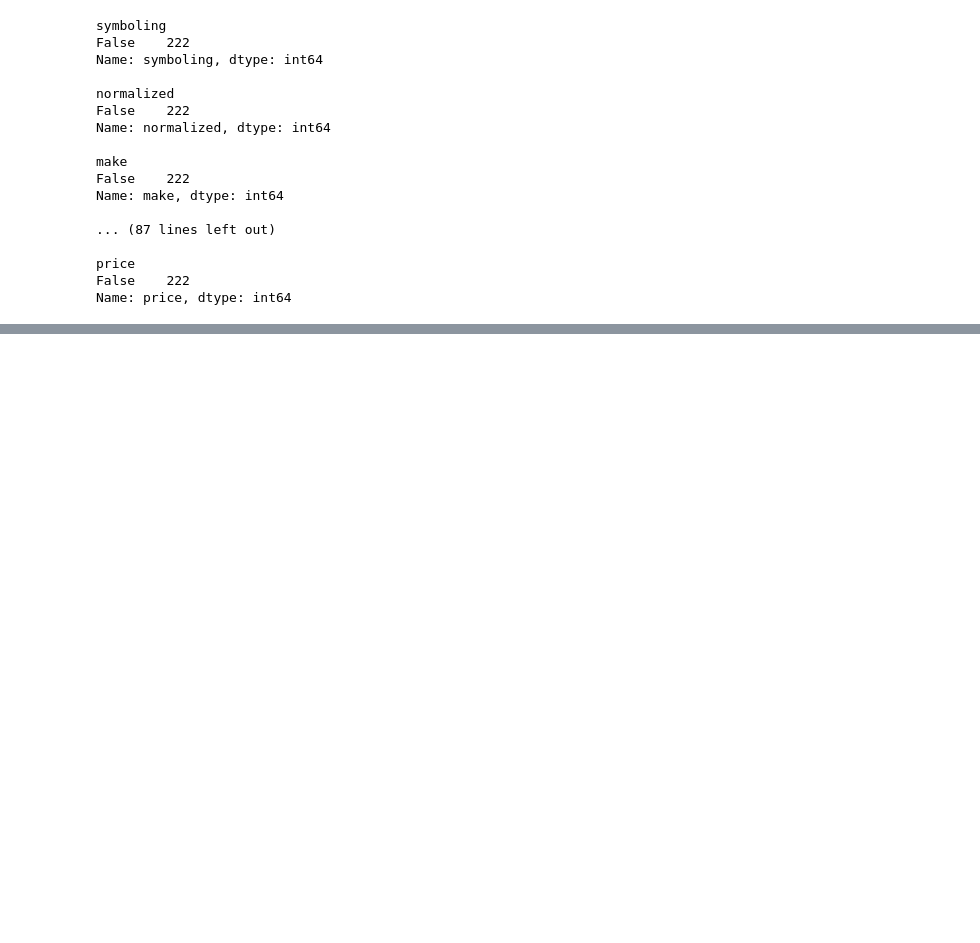
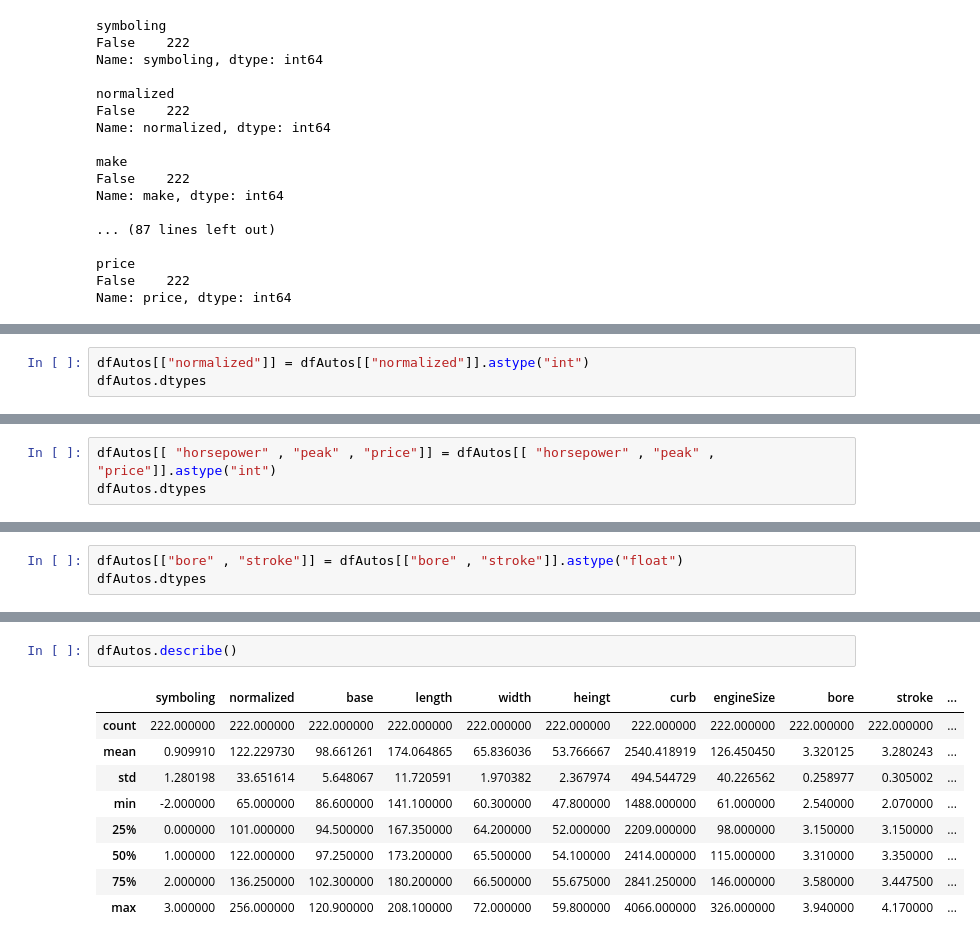
Before and after one commit to Sergio-et/AnalisisDeDatos, a Jupyter notebook: AnalyticsCarros.ipynb, the cells around one changed output, grey strips where cells are left out. Saved outputs shown, nothing was run; the diff lists cells and outputs as text; blank space fills up the shorter version.

```diff
--- a/AnalyticsCarros.ipynb
+++ b/AnalyticsCarros.ipynb
@@ -289,0 +366,3 @@ Name: price, dtype: int64
+# %%
+dfAutos[["normalized"]] = dfAutos[["normalized"]].astype("int")
+dfAutos.dtypes
@@ -289,0 +387,3 @@ Name: price, dtype: int64
+# %%
+dfAutos[[ "horsepower" , "peak" , "price"]] = dfAutos[[ "horsepower" , "peak" , "price"]].astype("int")
+dfAutos.dtypes
@@ -289,0 +408,3 @@ Name: price, dtype: int64
+# %%
+dfAutos[["bore" , "stroke"]] = dfAutos[["bore" , "stroke"]].astype("float")
+dfAutos.dtypes
@@ -289,0 +429,12 @@ Name: price, dtype: int64
+# %%
+dfAutos.describe()
+# %% [output]
+|  | symboling | normalized | base | length | width | heingt | curb | engineSize | bore | stroke | ... |
+| count | 222.000000 | 222.000000 | 222.000000 | 222.000000 | 222.000000 | 222.000000 | 222.000000 | 222.000000 | 222.000000 | 222.000000 | ... |
+| mean | 0.909910 | 122.229730 | 98.661261 | 174.064865 | 65.836036 | 53.766667 | 2540.418919 | 126.450450 | 3.320125 | 3.280243 | ... |
+| std | 1.280198 | 33.651614 | 5.648067 | 11.720591 | 1.970382 | 2.367974 | 494.544729 | 40.226562 | 0.258977 | 0.305002 | ... |
+| min | -2.000000 | 65.000000 | 86.600000 | 141.100000 | 60.300000 | 47.800000 | 1488.000000 | 61.000000 | 2.540000 | 2.070000 | ... |
+| 25% | 0.000000 | 101.000000 | 94.500000 | 167.350000 | 64.200000 | 52.000000 | 2209.000000 | 98.000000 | 3.150000 | 3.150000 | ... |
+| 50% | 1.000000 | 122.000000 | 97.250000 | 173.200000 | 65.500000 | 54.100000 | 2414.000000 | 115.000000 | 3.310000 | 3.350000 | ... |
+| 75% | 2.000000 | 136.250000 | 102.300000 | 180.200000 | 66.500000 | 55.675000 | 2841.250000 | 146.000000 | 3.580000 | 3.447500 | ... |
+| max | 3.000000 | 256.000000 | 120.900000 | 208.100000 | 72.000000 | 59.800000 | 4066.000000 | 326.000000 | 3.940000 | 4.170000 | ... |
```
Also changed, not shown: parts of 21 cells of this notebook.
